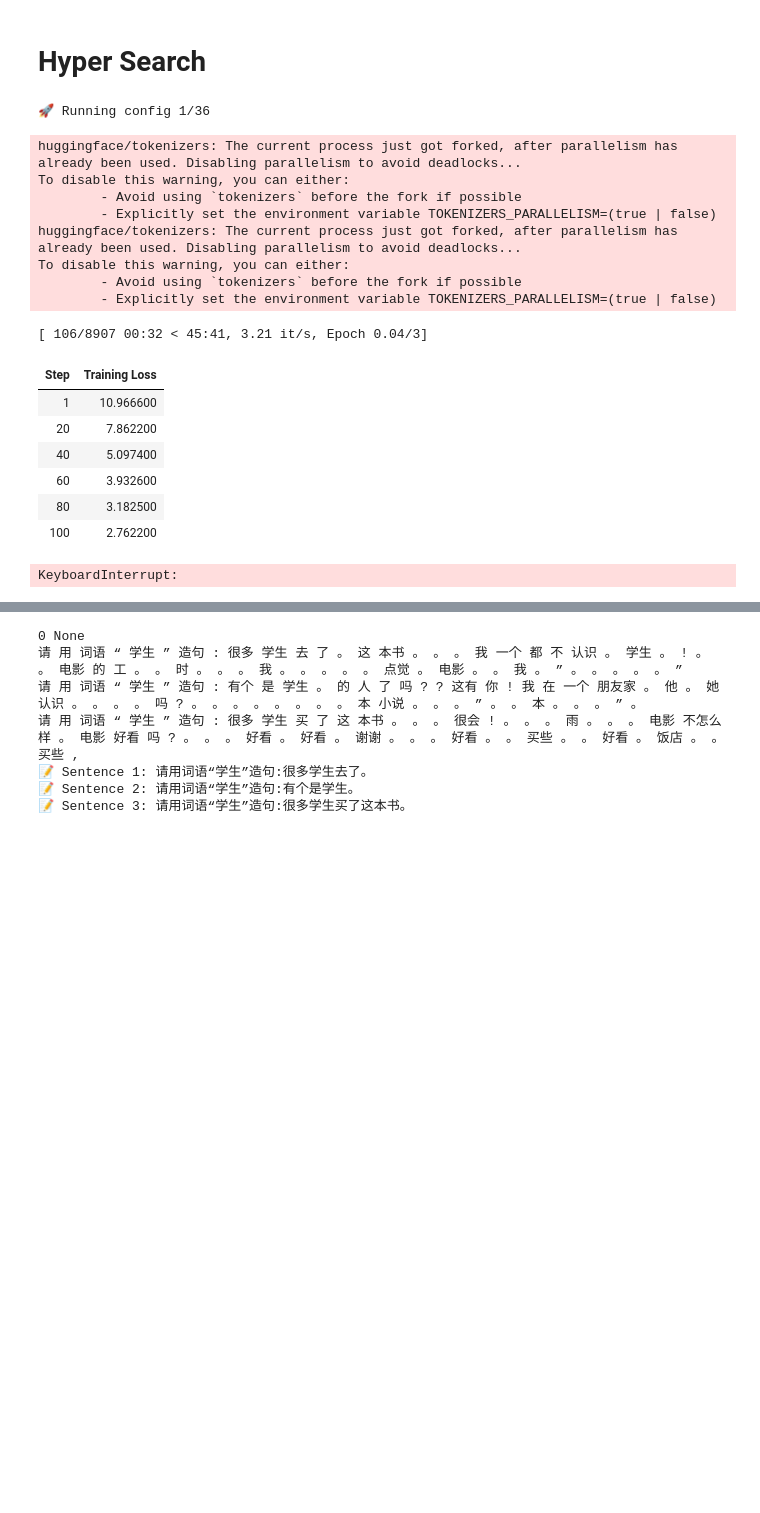
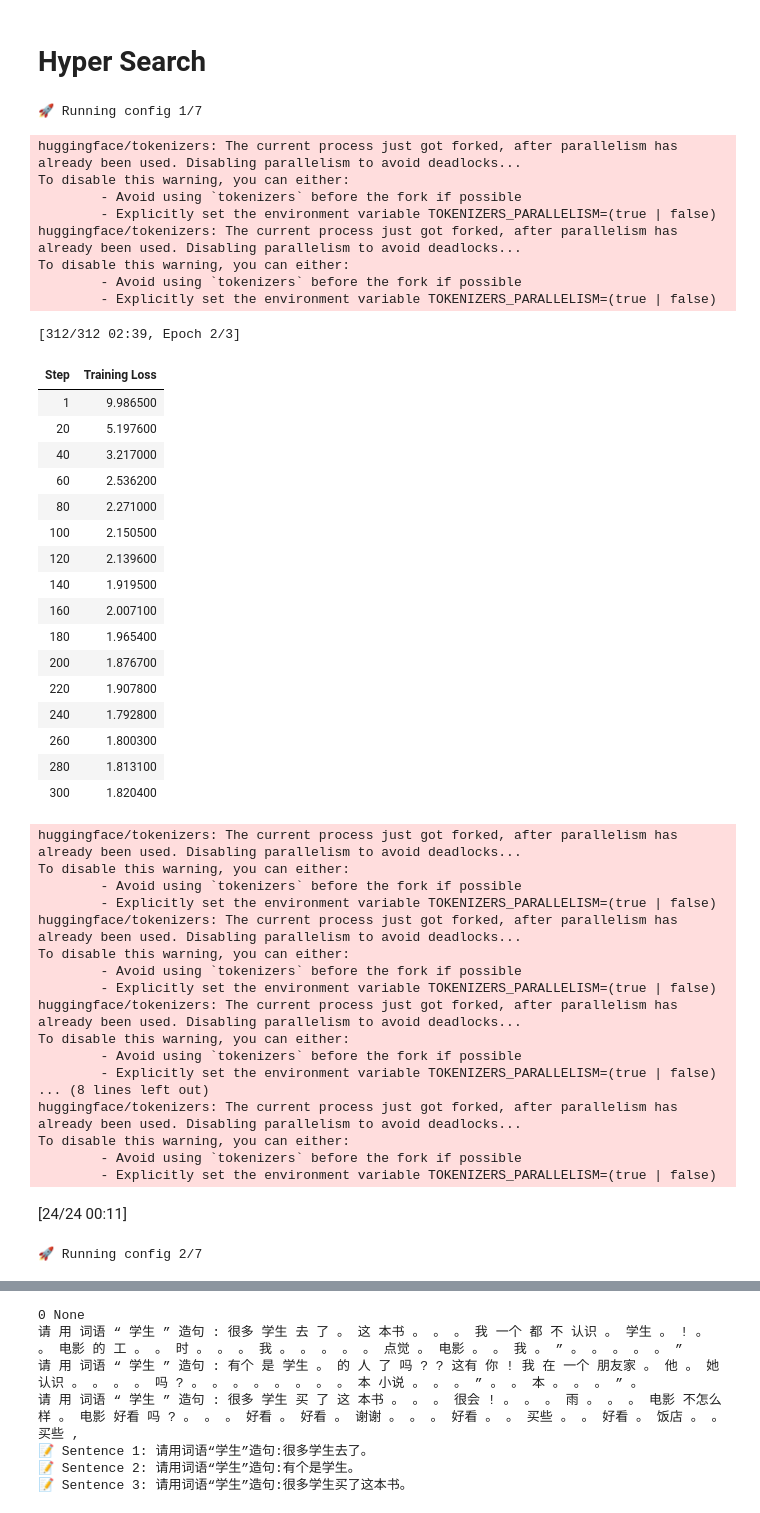
Before and after one commit to danilkladnitsky/itmo-masters-thesis, a Jupyter notebook: notebooks/train_models.ipynb, the cells around one changed output, grey strips where cells are left out. Saved outputs shown, nothing was run; the diff lists cells and outputs as text; code cells hidden in the pictures; blank space fills up the shorter version.

```diff
--- a/notebooks/train_models.ipynb
+++ b/notebooks/train_models.ipynb
@@ -102,10 +100,10 @@ def create_jieba_tokenizer(dataset_path, tokenizer_name, approach="wordpiece") -
     return hf_tokenizer
 # %%
 tokenizer = create_jieba_tokenizer(
-    dataset_path="../datasets/labeled_dataset.json",
+    dataset_path="../datasets/s3_prompts_hsk1.jsonl",
     tokenizer_name="hsk1-bpe-tokenizer",
     approach="bpe"
 )
 
-tokenizer.tokenize("我认识你")
+tokenizer.tokenize("你不用工作吗？")
 # %% [output]
@@ -190,7 +192,7 @@ class ChineseGPTTrainer:
 
     def load_and_tokenize_data(self):
         # Detect file format
-        if self.dataset_path.endswith(".json"):
+        if self.dataset_path.endswith(".jsonl"):
             dataset = load_dataset("json", data_files=self.dataset_path)["train"]
         else:
             with open(self.dataset_path, encoding="utf-8") as f:
@@ -235,14 +237,17 @@ class ChineseGPTTrainer:
         self.model.save_pretrained(self.output_dir)
         self.tokenizer.save_pretrained(self.output_dir)
 # %%
-DATASET_PATH = "../datasets/"
+import os
+DATASET_PATH = "../datasets/" + "s3_prompts_hsk2.jsonl"
 SAVE_MODEL_PATH = "../models/"
+
+os.environ["TOKENIZERS_PARALLELISM"] = "false"
 
 trainer = ChineseGPTTrainer(
     model_name="uer/gpt2-chinese-cluecorpussmall",
-    dataset_path=DATASET_PATH + "labeled_dataset.json",
-    output_dir=SAVE_MODEL_PATH + "hsk1-gpt2-jieba",
-    tokenizer=create_jieba_tokenizer(dataset_path="../datasets/labeled_dataset.json", tokenizer_name="hsk1-bpe-tokenizer", approach="bpe"),
+    dataset_path=DATASET_PATH,
+    output_dir=SAVE_MODEL_PATH + "hsk2-jieba-bpe",
+    tokenizer=create_jieba_tokenizer(dataset_path=DATASET_PATH, tokenizer_name="hsk2-bpe-tokenizer", approach="bpe"),
     max_length=64,
     batch_size=4,
     epochs=3,
@@ -359,48 +345,76 @@ SAVE_MODEL_PATH = "../../models/hsk1/"
 
 base_config = SimpleNamespace(
     model_name="uer/gpt2-chinese-cluecorpussmall",
-    dataset_path="../datasets/for_train/hsk1/labeled_dataset.txt",
+    dataset_path="../datasets/hsk1-dataset.json",
     output_dir=SAVE_MODEL_PATH + "grid_search/",
     test_size=0.1,
     max_length=64,
     batch_size=2,
     gradient_accumulation_steps=4,
     epochs=3,
-    learning_rate=2e-5
+    learning_rate=5e-5
 )
 
 tokenizer_list = [
     create_jieba_tokenizer(dataset_path="../datasets/labeled_dataset.json", tokenizer_name="hsk1-bpe-tokenizer", approach="bpe"),
 ]
 
 param_grid = {
-    "batch_size": [2, 3, 4],
-    "learning_rate": [2e-5, 3e-5, 4e-5, 5e-5],
-    "epochs": [3, 4, 5],
+    "batch_size": [4],
+    "learning_rate": [5e-5],
+    "epochs": [3, 4, 5, 7, 9, 12, 15],
     "tokenizer": tokenizer_list
 }
 
 searcher = HyperparamSearch(base_config)
 best = searcher.search(param_grid)
 
 print("\n✅ Best configuration:")
 print(best)
 # %% [output]
-🚀 Running config 1/36
+🚀 Running config 1/7
 huggingface/tokenizers: The current process just got forked, after parallelism has already been used. Disabling parallelism to avoid deadlocks...
 To disable this warning, you can either:
         - Avoid using `tokenizers` before the fork if possible
         - Explicitly set the environment variable TOKENIZERS_PARALLELISM=(true | false)
 huggingface/tokenizers: The current process just got forked, after parallelism has already been used. Disabling parallelism to avoid deadlocks...
 To disable this warning, you can either:
         - Avoid using `tokenizers` before the fork if possible
         - Explicitly set the environment variable TOKENIZERS_PARALLELISM=(true | false)
-[ 106/8907 00:32 < 45:41, 3.21 it/s, Epoch 0.04/3]
+[312/312 02:39, Epoch 2/3]
 | Step | Training Loss |
-| 1 | 10.966600 |
-| 20 | 7.862200 |
-| 40 | 5.097400 |
-| 60 | 3.932600 |
-| 80 | 3.182500 |
-| 100 | 2.762200 |
+| 1 | 9.986500 |
+| 20 | 5.197600 |
+| 40 | 3.217000 |
+| 60 | 2.536200 |
+| 80 | 2.271000 |
+| 100 | 2.150500 |
+| 120 | 2.139600 |
+| 140 | 1.919500 |
+| 160 | 2.007100 |
+| 180 | 1.965400 |
+| 200 | 1.876700 |
+| 220 | 1.907800 |
+| 240 | 1.792800 |
+| 260 | 1.800300 |
+| 280 | 1.813100 |
+| 300 | 1.820400 |
-KeyboardInterrupt:
+huggingface/tokenizers: The current process just got forked, after parallelism has already been used. Disabling parallelism to avoid deadlocks...
+To disable this warning, you can either:
+        - Avoid using `tokenizers` before the fork if possible
+        - Explicitly set the environment variable TOKENIZERS_PARALLELISM=(true | false)
+huggingface/tokenizers: The current process just got forked, after parallelism has already been used. Disabling parallelism to avoid deadlocks...
+To disable this warning, you can either:
+        - Avoid using `tokenizers` before the fork if possible
+        - Explicitly set the environment variable TOKENIZERS_PARALLELISM=(true | false)
+huggingface/tokenizers: The current process just got forked, after parallelism has already been used. Disabling parallelism to avoid deadlocks...
+To disable this warning, you can either:
+        - Avoid using `tokenizers` before the fork if possible
+        - Explicitly set the environment variable TOKENIZERS_PARALLELISM=(true | false)
+... (8 lines left out)
+huggingface/tokenizers: The current process just got forked, after parallelism has already been used. Disabling parallelism to avoid deadlocks...
+To disable this warning, you can either:
+        - Avoid using `tokenizers` before the fork if possible
+        - Explicitly set the environment variable TOKENIZERS_PARALLELISM=(true | false)
+[24/24 00:11]
+🚀 Running config 2/7
```
Also changed, not shown: parts of 4 cells of this notebook, 2 other files.
